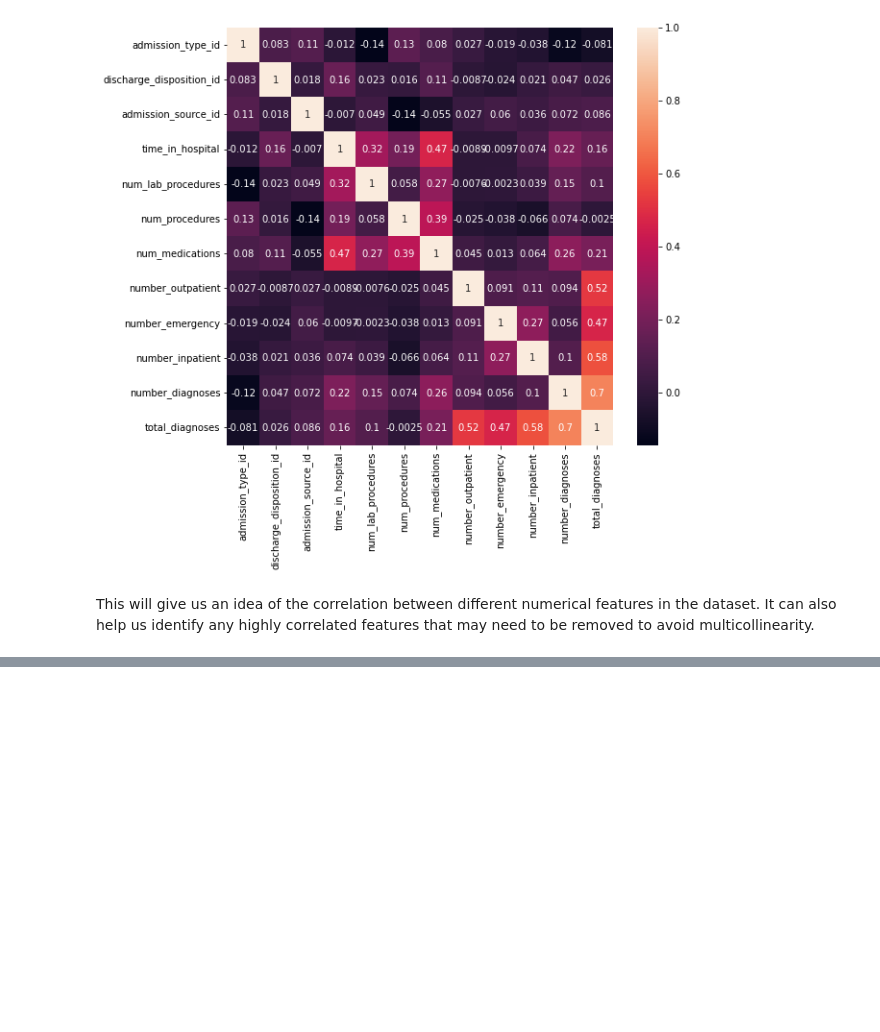
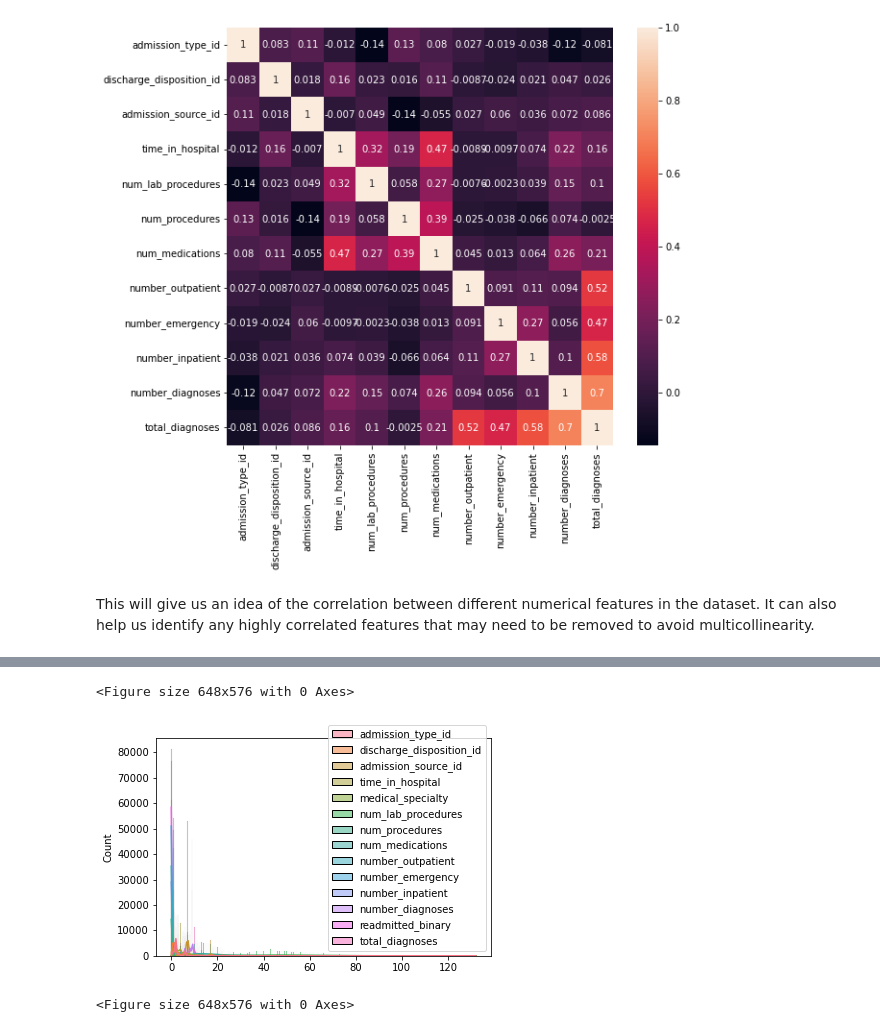
Before and after one commit to ranga-godhandaraman/diabeties-readmission, a Jupyter notebook: Group-7 Capstone Project (3).ipynb, the cells around one changed output, grey strips where cells are left out. Saved outputs shown, nothing was run; the diff lists cells and outputs as text; code cells hidden in the pictures; blank space fills up the shorter version.

```diff
--- a/Group-7 Capstone Project.ipynb
+++ b/Group-7 Capstone Project (3).ipynb
@@ -369,0 +417,4 @@ for col in num_cols:
+# %%
+for col in num_cols:
+    col_std = df[col].std()
+    print(f"Standard deviation of {col}: {col_std:.2f}")
@@ -369,0 +431,4 @@ for col in num_cols:
+# %%
+for col in num_cols:
+    col_mad = df[col].mad()
+    print(f"Mean Absolute Deviation of {col}: {col_var:.2f}")
@@ -369,0 +445,6 @@ for col in num_cols:
+# %%
+df = df.dropna()
+# %%
+non_numeric_cols = df.select_dtypes(include='object').columns.tolist()
+for col in non_numeric_cols:
+    df[col] = pd.to_numeric(df[col], errors='coerce')
@@ -369,0 +471,7 @@ for col in num_cols:
+# %%
+sns.histplot(data=df,kde=True)
+plt.figure(figsize = (9,8))
+# %% [output]
+<Figure size 648x576 with 0 Axes>
+[figure, added]
+<Figure size 648x576 with 0 Axes>
```
Also changed, not shown: parts of 60 cells of this notebook.
